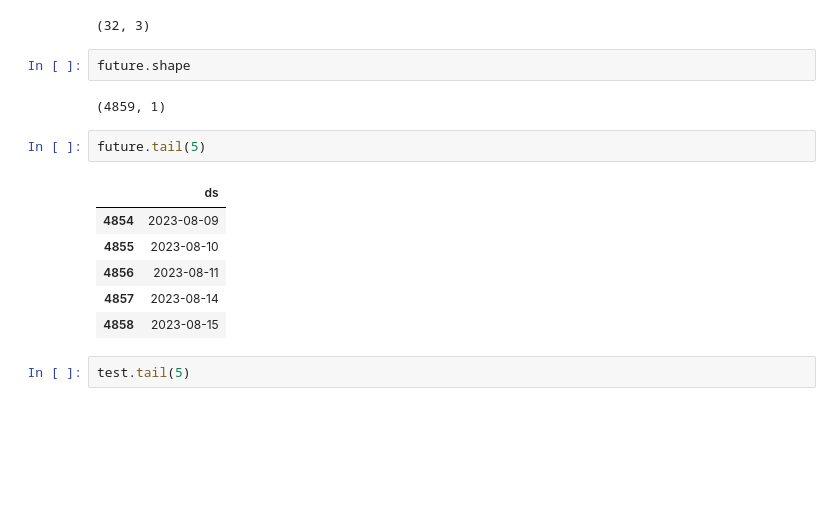
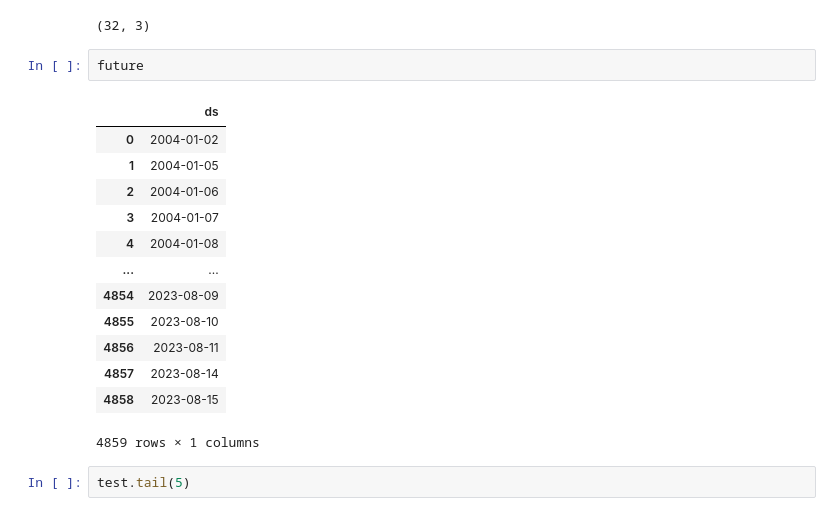
Before and after one commit to MCardosoDev/Tech_Challenge_Fase2, a Jupyter notebook: Tech_Challenge2_prophet.ipynb, the cells around one changed output. Drawn from its saved outputs; the diff is of its cells as text; blank space fills up the shorter version.

```diff
--- a/Tech_Challenge2_prophet.ipynb
+++ b/Tech_Challenge2_prophet.ipynb
@@ -110,18 +118,21 @@ test.shape
 # %% [output]
 (32, 3)
 # %%
-future.shape
+future
 # %% [output]
+|  | ds |
+| 0 | 2004-01-02 |
+| 1 | 2004-01-05 |
+| 2 | 2004-01-06 |
+| 3 | 2004-01-07 |
+| 4 | 2004-01-08 |
+| ... | ... |
+| 4854 | 2023-08-09 |
+| 4855 | 2023-08-10 |
+| 4856 | 2023-08-11 |
+| 4857 | 2023-08-14 |
+| 4858 | 2023-08-15 |
-(4859, 1)
+4859 rows × 1 columns
-# %%
-future.tail(5)
-# %% [output]
-|  | ds |
-| 4854 | 2023-08-09 |
-| 4855 | 2023-08-10 |
-| 4856 | 2023-08-11 |
-| 4857 | 2023-08-14 |
-| 4858 | 2023-08-15 |
 # %%
 test.tail(5)
 # %% [output]
```
Also changed, not shown: parts of 15 cells of this notebook, 8 other files.
